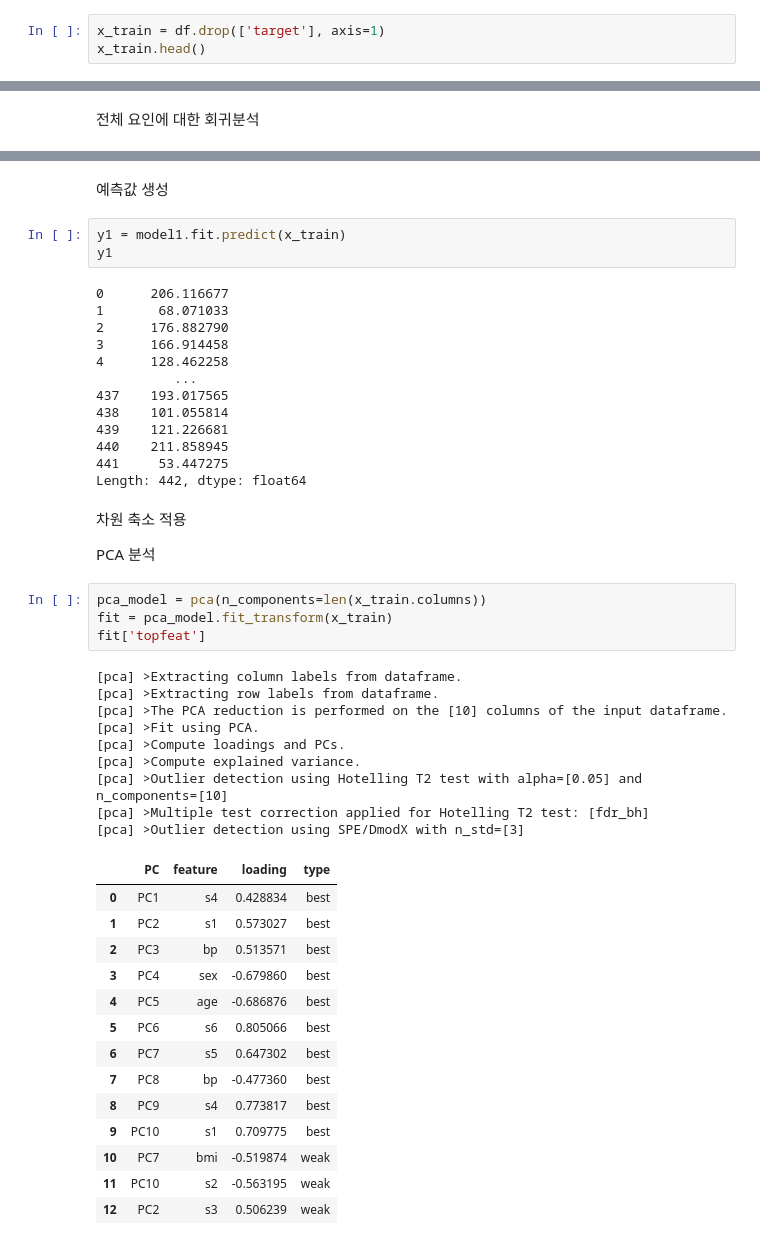
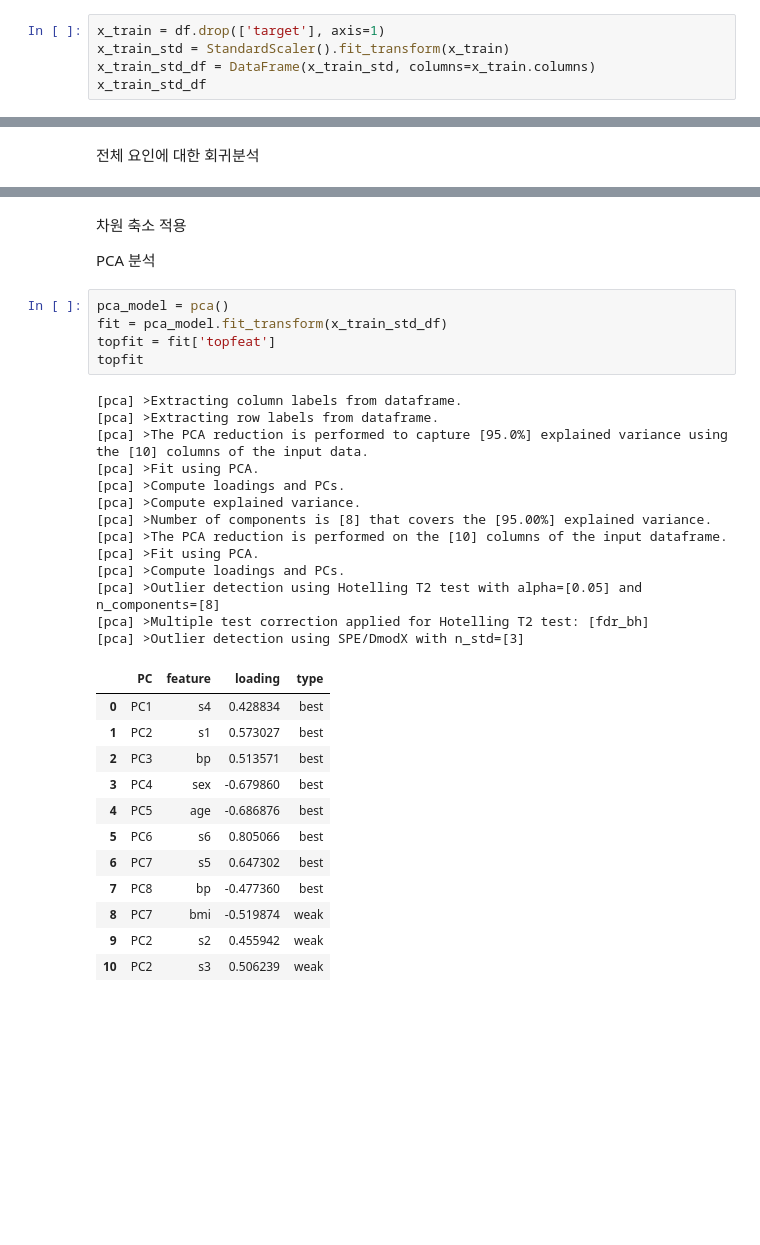
Before and after one commit to jihun5/it_jupyter, a Jupyter notebook: 04-추론적_데이터_분석/04-4 회귀분석/연습문제(2)-real.ipynb, the cells around one changed output, grey strips where cells are left out. Saved outputs shown, nothing was run; the diff lists cells and outputs as text; blank space fills up the shorter version.

```diff
--- a/04-추론적_데이터_분석/04-4 회귀분석/연습문제(2)-real.ipynb
+++ b/04-추론적_데이터_분석/04-4 회귀분석/연습문제(2)-real.ipynb
@@ -31,5 +33,7 @@ df
 # %%
 x_train = df.drop(['target'], axis=1)
-x_train.head()
+x_train_std = StandardScaler().fit_transform(x_train)
+x_train_std_df = DataFrame(x_train_std, columns=x_train.columns)
+x_train_std_df
 # %% [output]
 |  | age | sex | bmi | bp | s1 | s2 | s3 | s4 | s5 | s6 |
@@ -101,50 +125,35 @@ model1.table
-# %% [markdown]
-예측값 생성
-# %%
-y1 = model1.fit.predict(x_train)
-y1
-# %% [output]
-0      206.116677
-1       68.071033
-2      176.882790
-3      166.914458
-4      128.462258
-          ...
-437    193.017565
-438    101.055814
-439    121.226681
-440    211.858945
-441     53.447275
-Length: 442, dtype: float64
 # %% [markdown]
 차원 축소 적용
 
 PCA 분석
 # %%
-pca_model = pca(n_components=len(x_train.columns))
-fit = pca_model.fit_transform(x_train)
-fit['topfeat']
+pca_model = pca()
+fit = pca_model.fit_transform(x_train_std_df)
+topfit = fit['topfeat']
+topfit
 # %% [output]
 [pca] >Extracting column labels from dataframe.
 [pca] >Extracting row labels from dataframe.
+[pca] >The PCA reduction is performed to capture [95.0%] explained variance using the [10] columns of the input data.
+[pca] >Fit using PCA.
+[pca] >Compute loadings and PCs.
+[pca] >Compute explained variance.
+[pca] >Number of components is [8] that covers the [95.00%] explained variance.
 [pca] >The PCA reduction is performed on the [10] columns of the input dataframe.
 [pca] >Fit using PCA.
 [pca] >Compute loadings and PCs.
-[pca] >Compute explained variance.
-[pca] >Outlier detection using Hotelling T2 test with alpha=[0.05] and n_components=[10]
+[pca] >Outlier detection using Hotelling T2 test with alpha=[0.05] and n_components=[8]
 [pca] >Multiple test correction applied for Hotelling T2 test: [fdr_bh]
 [pca] >Outlier detection using SPE/DmodX with n_std=[3]
 |  | PC | feature | loading | type |
 | 0 | PC1 | s4 | 0.428834 | best |
 | 1 | PC2 | s1 | 0.573027 | best |
 | 2 | PC3 | bp | 0.513571 | best |
 | 3 | PC4 | sex | -0.679860 | best |
 | 4 | PC5 | age | -0.686876 | best |
 | 5 | PC6 | s6 | 0.805066 | best |
 | 6 | PC7 | s5 | 0.647302 | best |
 | 7 | PC8 | bp | -0.477360 | best |
-| 8 | PC9 | s4 | 0.773817 | best |
-| 9 | PC10 | s1 | 0.709775 | best |
-| 10 | PC7 | bmi | -0.519874 | weak |
-| 11 | PC10 | s2 | -0.563195 | weak |
-| 12 | PC2 | s3 | 0.506239 | weak |
+| 8 | PC7 | bmi | -0.519874 | weak |
+| 9 | PC2 | s2 | 0.455942 | weak |
+| 10 | PC2 | s3 | 0.506239 | weak |
```
Also changed, not shown: parts of 49 cells of this notebook, 5 other files.
